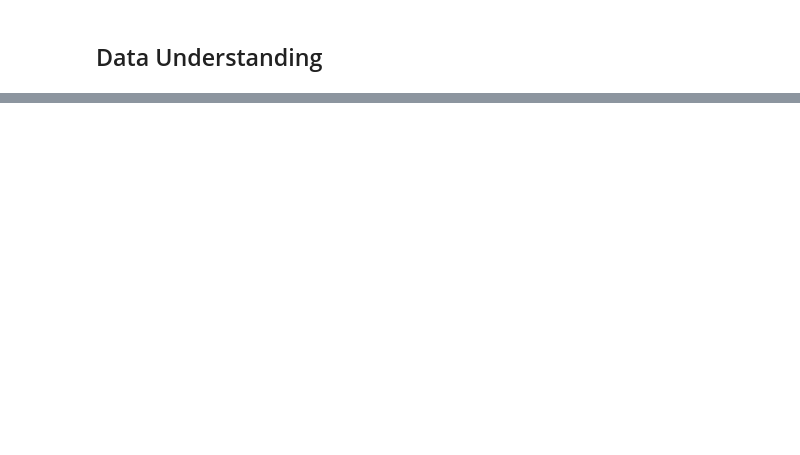
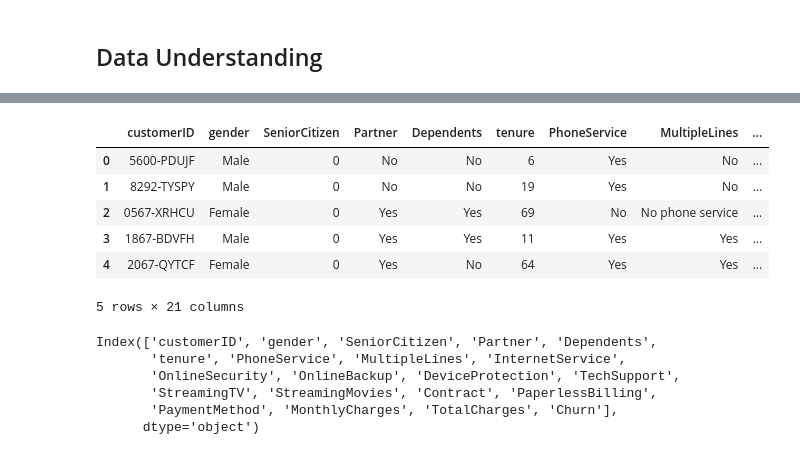
Before and after one commit to Chebet-Mercy/Customer-Churn-ML-Prediction, a Jupyter notebook: notebooks/main.ipynb, the cells around one changed output, grey strips where cells are left out. Drawn from its saved outputs; the diff is of its cells as text; code cells hidden in the pictures; blank space fills up the shorter version.

```diff
--- a/notebooks/main.ipynb
+++ b/notebooks/main.ipynb
@@ -31,0 +128,21 @@ Alternative Hypothesis (H1): Customer demographics have a significant effect on
+# %%
+# Loading the second 2000 data
+df=pd.read_csv('../datasets/LP2_Telco-churn-second-2000.csv')
+df.head()
+# %% [output]
+|  | customerID | gender | SeniorCitizen | Partner | Dependents | tenure | PhoneService | MultipleLines | ... |
+| 0 | 5600-PDUJF | Male | 0 | No | No | 6 | Yes | No | ... |
+| 1 | 8292-TYSPY | Male | 0 | No | No | 19 | Yes | No | ... |
+| 2 | 0567-XRHCU | Female | 0 | Yes | Yes | 69 | No | No phone service | ... |
+| 3 | 1867-BDVFH | Male | 0 | Yes | Yes | 11 | Yes | Yes | ... |
+| 4 | 2067-QYTCF | Female | 0 | Yes | No | 64 | Yes | Yes | ... |
+5 rows × 21 columns
+# %%
+df.columns
+# %% [output]
+Index(['customerID', 'gender', 'SeniorCitizen', 'Partner', 'Dependents',
+       'tenure', 'PhoneService', 'MultipleLines', 'InternetService',
+       'OnlineSecurity', 'OnlineBackup', 'DeviceProtection', 'TechSupport',
+       'StreamingTV', 'StreamingMovies', 'Contract', 'PaperlessBilling',
+       'PaymentMethod', 'MonthlyCharges', 'TotalCharges', 'Churn'],
+      dtype='object')
```
Also changed, not shown: parts of 23 cells of this notebook, 3 other files.
